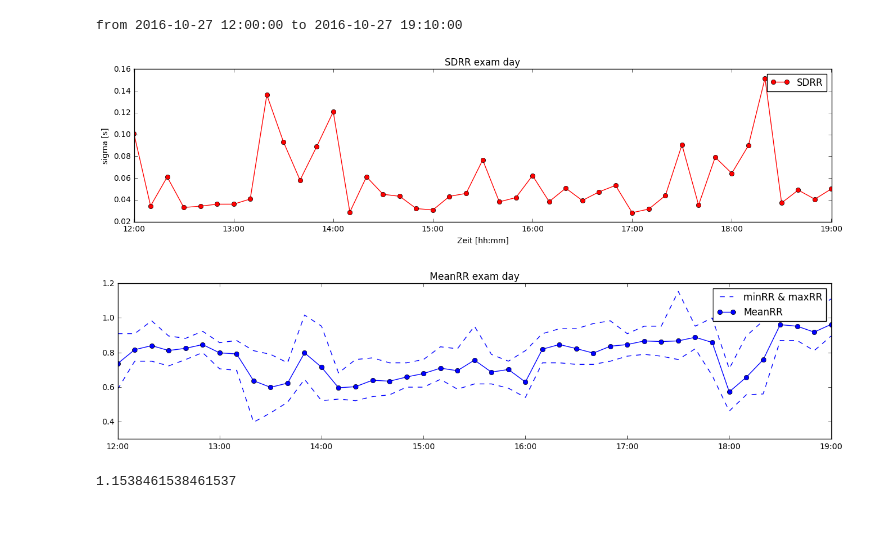
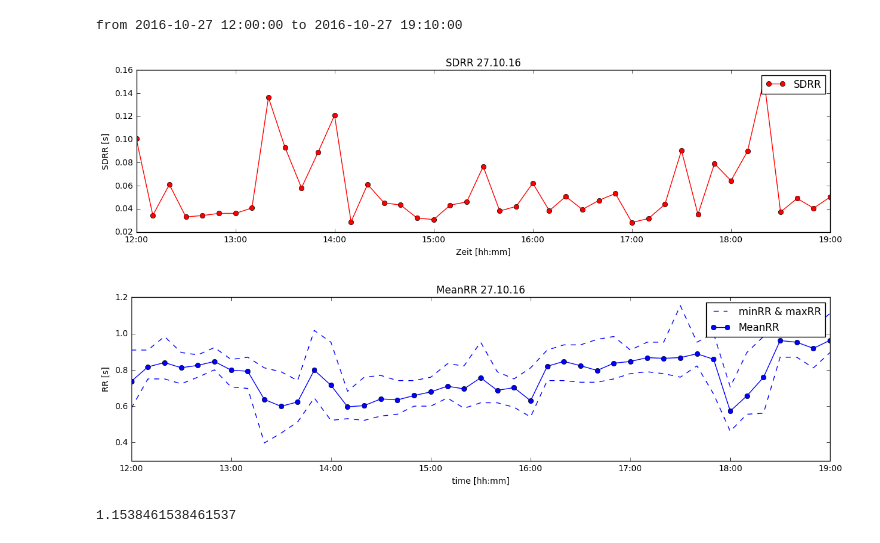
Before and after one commit to ChristianLemke/pda16ws17, a Jupyter notebook: heart rate analysis - Template for Seminar - PDA 16WS17 .ipynb, the cells around one changed output. Drawn from its saved outputs; the diff is of its cells as text; code cells hidden in the pictures.

```diff
--- a/heart rate analysis - Template for Seminar - PDA 16WS17 .ipynb
+++ b/heart rate analysis - Template for Seminar - PDA 16WS17 .ipynb
@@ -334,6 +338,10 @@ featureName = "SDRR"
 title = "SDRR to datetime"
 # %%
 def featureCalculation_RR(segment):
+    """
+    Takes a Segment of hrValues
+    Transforms them to rrValues
+    """
     return [60/hrValue for hrValue in segment]
 
 def featureCalculation_SDRR(segment):
@@ -342,15 +350,15 @@ def featureCalculation_SDRR(segment):
     Transforms them to rrValues
     Calculates the standard deviation
     """
-    return np.std([rrValues for rrValues in featureCalculation_RR(segment)])
+    return np.std(featureCalculation_RR(segment))
 
 def featureCalculation_MeanRR(segment):
     """
     Takes a Segment of hrValues
     Transforms them to rrValues
-    Calculates the standard deviation
+    Calculates the mean value
     """
-    return sum([value for value in featureCalculation_RR(segment)])/len(segment)
+    return np.mean(featureCalculation_RR(segment))
 # %%
 # compute
 
@@ -380,28 +393,28 @@ from 2016-10-27 12:00:00 to 2016-10-27 19:10:00
 # %%
 
 featureValues2 = [featureCalculation_SDRR(segments[segment_label]) for segment_label in segments_labels[timeSpan1Start:timeSpan1End]]
 labelValues2 = [dt.datetime.fromtimestamp(segment_label) for segment_label in segments_labels[timeSpan1Start:timeSpan1End]]
 
 from matplotlib.dates import DateFormatter
 
 # plot
 %matplotlib inline
 
 fig, ax = plt.subplots()
-fig.set_size_inches(16,3.5)
+fig.set_size_inches(15,3.5)
 ax.plot_date(labelValues2, featureValues2, 'ro-', label='SDRR')
 
 handles, labels = ax.get_legend_handles_labels()
 ax.legend(handles, labels)
 
 myFmt = DateFormatter("%H:%M")
 ax.xaxis.set_major_formatter(myFmt)
 plt.xlabel('Zeit [hh:mm]')
-plt.ylabel('sigma [s]')
-plt.title('SDRR exam day')
+plt.ylabel('SDRR [s]')
+plt.title('SDRR 27.10.16')
 plt.show()
 # %% [output]
-[figure, old version]
+[figure, new version]
 # %%
 # plot exam time span
 # time span: exam + lecture
@@ -424,7 +437,7 @@ from matplotlib.dates import DateFormatter
 %matplotlib inline
 
 fig, ax = plt.subplots()
-fig.set_size_inches(16,3.5)
+fig.set_size_inches(15,3.5)
 
 ax.plot_date(labelValues22, labelValues22max, 'b--', label='minRR & maxRR')
 ax.plot_date(labelValues22, featureValues22mean, 'bo-', label='MeanRR')
@@ -435,11 +448,13 @@ ax.legend(handles, labels)
 
 myFmt = DateFormatter("%H:%M")
 ax.xaxis.set_major_formatter(myFmt)
-plt.title('MeanRR exam day')
+plt.xlabel("time [hh:mm]")
+plt.ylabel("RR [s]")
+plt.title('MeanRR 27.10.16')
 
 plt.show()
 # %% [output]
-[figure, old version]
+[figure, new version]
 # %%
 np.max(labelValues22min)
 # %% [output]
```
Also changed, not shown: parts of 11 cells of this notebook.
